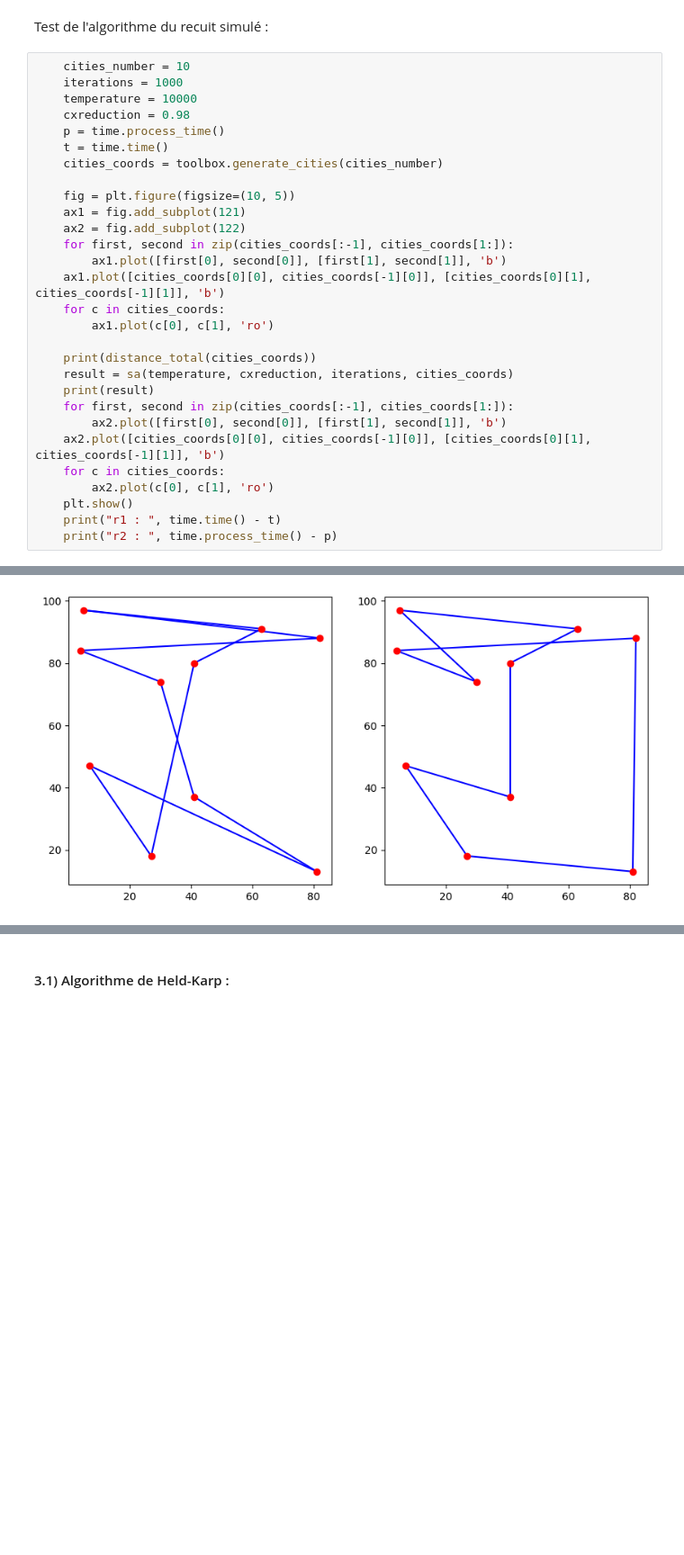
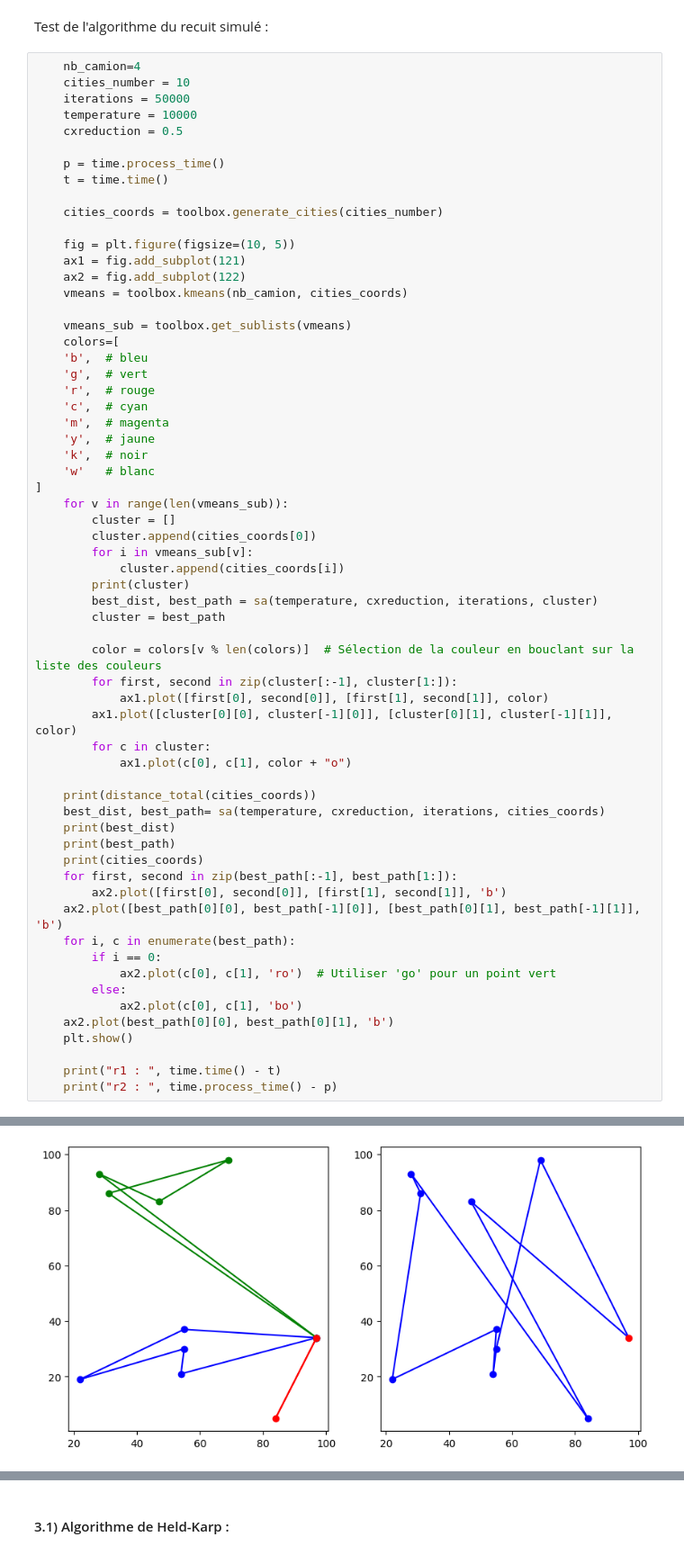
Before and after one commit to Neony-creator/ProjectAlgoadvance, a Jupyter notebook: Livrable 1 .ipynb, the cells around one changed output, grey strips where cells are left out. Shown: that part at 90% size. Saved outputs shown, nothing was run; the diff lists cells and outputs as text; blank space fills up the shorter version.

```diff
--- a/Livrable 1 .ipynb
+++ b/Livrable 1 .ipynb
@@ -447,32 +445,65 @@ Boucle principale de l'algorithme du recuit simulé
 # %% [markdown]
 Test de l'algorithme du recuit simulé :
 # %%
+    nb_camion=4
     cities_number = 10
-    iterations = 1000
+    iterations = 50000
     temperature = 10000
-    cxreduction = 0.98
+    cxreduction = 0.5
+
     p = time.process_time()
     t = time.time()
+
     cities_coords = toolbox.generate_cities(cities_number)
 
     fig = plt.figure(figsize=(10, 5))
     ax1 = fig.add_subplot(121)
     ax2 = fig.add_subplot(122)
-    for first, second in zip(cities_coords[:-1], cities_coords[1:]):
-        ax1.plot([first[0], second[0]], [first[1], second[1]], 'b')
-    ax1.plot([cities_coords[0][0], cities_coords[-1][0]], [cities_coords[0][1], cities_coords[-1][1]], 'b')
-    for c in cities_coords:
-        ax1.plot(c[0], c[1], 'ro')
+    vmeans = toolbox.kmeans(nb_camion, cities_coords)
+
+    vmeans_sub = toolbox.get_sublists(vmeans)
+    colors=[
+    'b',  # bleu
+    'g',  # vert
+    'r',  # rouge
+    'c',  # cyan
+    'm',  # magenta
+    'y',  # jaune
+    'k',  # noir
+    'w'   # blanc
+]
+    for v in range(len(vmeans_sub)):
+        cluster = []
+        cluster.append(cities_coords[0])
+        for i in vmeans_sub[v]:
+            cluster.append(cities_coords[i])
+        print(cluster)
+        best_dist, best_path = sa(temperature, cxreduction, iterations, cluster)
+        cluster = best_path
+
+        color = colors[v % len(colors)]  # Sélection de la couleur en bouclant sur la liste des couleurs
+        for first, second in zip(cluster[:-1], cluster[1:]):
+            ax1.plot([first[0], second[0]], [first[1], second[1]], color)
+        ax1.plot([cluster[0][0], cluster[-1][0]], [cluster[0][1], cluster[-1][1]], color)
+        for c in cluster:
+            ax1.plot(c[0], c[1], color + "o")
 
     print(distance_total(cities_coords))
-    result = sa(temperature, cxreduction, iterations, cities_coords)
-    print(result)
-    for first, second in zip(cities_coords[:-1], cities_coords[1:]):
+    best_dist, best_path= sa(temperature, cxreduction, iterations, cities_coords)
+    print(best_dist)
+    print(best_path)
+    print(cities_coords)
+    for first, second in zip(best_path[:-1], best_path[1:]):
         ax2.plot([first[0], second[0]], [first[1], second[1]], 'b')
-    ax2.plot([cities_coords[0][0], cities_coords[-1][0]], [cities_coords[0][1], cities_coords[-1][1]], 'b')
-    for c in cities_coords:
-        ax2.plot(c[0], c[1], 'ro')
+    ax2.plot([best_path[0][0], best_path[-1][0]], [best_path[0][1], best_path[-1][1]], 'b')
+    for i, c in enumerate(best_path):
+        if i == 0:
+            ax2.plot(c[0], c[1], 'ro')  # Utiliser 'go' pour un point vert
+        else:
+            ax2.plot(c[0], c[1], 'bo')
+    ax2.plot(best_path[0][0], best_path[0][1], 'b')
     plt.show()
+
     print("r1 : ", time.time() - t)
     print("r2 : ", time.process_time() - p)
 # %% [output]
@@ -481 +517 @@ Test de l'algorithme du recuit simulé :
-[figure, old version]
+[figure, new version]
```
Also changed, not shown: parts of 13 cells of this notebook.
